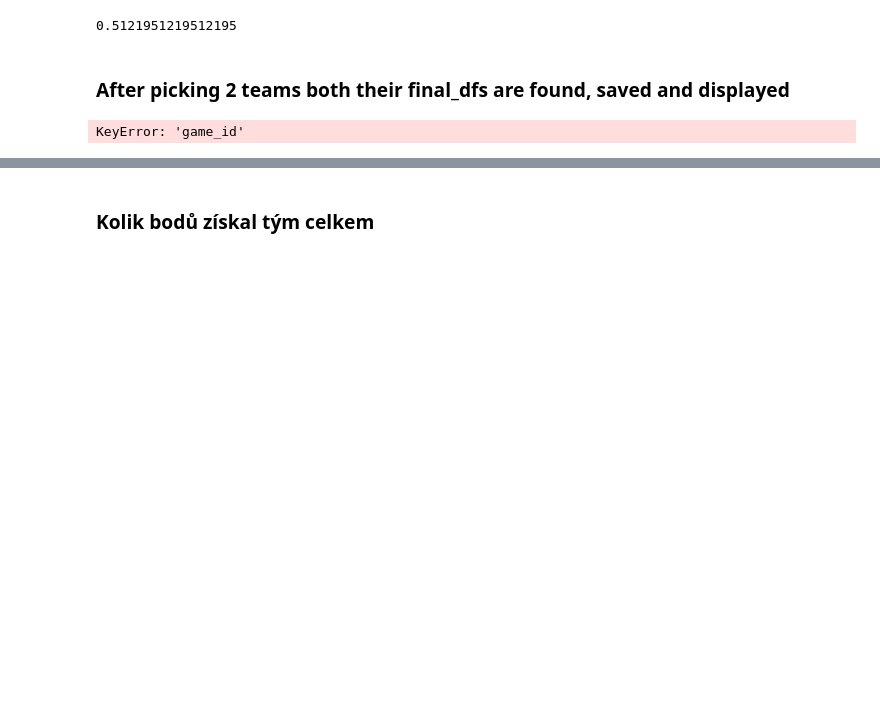
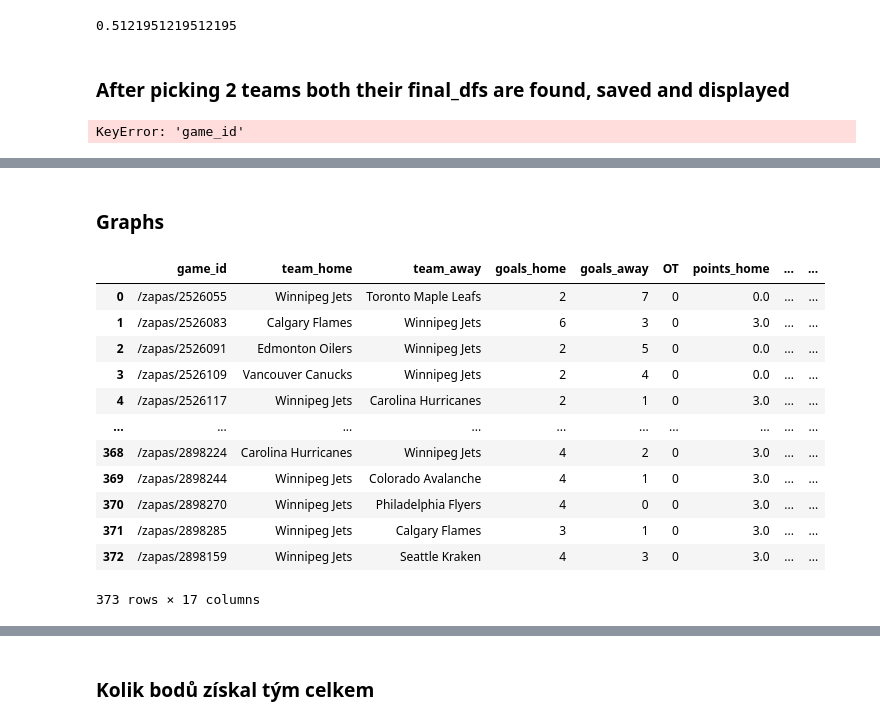
Before and after one commit to pajaKr/nhl_project, a Jupyter notebook: nhl_project.ipynb, the cells around one changed output, grey strips where cells are left out. Drawn from its saved outputs; the diff is of its cells as text; code cells hidden in the pictures; blank space fills up the shorter version.

```diff
--- a/nhl_project.ipynb
+++ b/nhl_project.ipynb
@@ -570,0 +573,25 @@ matches_between_them_ids
+# %% [markdown]
+### Graphs
+# %%
+import matplotlib.pyplot as plt # pak hodit nahoru k ostatním importům
+import seaborn as sns # pak hodit nahoru k ostatním importům
+matches_team_1_graphs = individual_teams[team_1_index]
+matches_team_2_graphs = individual_teams[team_2_index]
+matches_team_1_graphs['match_ordr'] = range(1, len(matches_team_1_graphs) + 1)
+matches_team_2_graphs['match_ordr'] = range(1, len(matches_team_2_graphs) + 1)
+type(matches_team_2_graphs)
+matches_team_2_graphs
+# %% [output]
+|  | game_id | team_home | team_away | goals_home | goals_away | OT | points_home | ... | ... |
+| 0 | /zapas/2526055 | Winnipeg Jets | Toronto Maple Leafs | 2 | 7 | 0 | 0.0 | ... | ... |
+| 1 | /zapas/2526083 | Calgary Flames | Winnipeg Jets | 6 | 3 | 0 | 3.0 | ... | ... |
+| 2 | /zapas/2526091 | Edmonton Oilers | Winnipeg Jets | 2 | 5 | 0 | 0.0 | ... | ... |
+| 3 | /zapas/2526109 | Vancouver Canucks | Winnipeg Jets | 2 | 4 | 0 | 0.0 | ... | ... |
+| 4 | /zapas/2526117 | Winnipeg Jets | Carolina Hurricanes | 2 | 1 | 0 | 3.0 | ... | ... |
+| ... | ... | ... | ... | ... | ... | ... | ... | ... | ... |
+| 368 | /zapas/2898224 | Carolina Hurricanes | Winnipeg Jets | 4 | 2 | 0 | 3.0 | ... | ... |
+| 369 | /zapas/2898244 | Winnipeg Jets | Colorado Avalanche | 4 | 1 | 0 | 3.0 | ... | ... |
+| 370 | /zapas/2898270 | Winnipeg Jets | Philadelphia Flyers | 4 | 0 | 0 | 3.0 | ... | ... |
+| 371 | /zapas/2898285 | Winnipeg Jets | Calgary Flames | 3 | 1 | 0 | 3.0 | ... | ... |
+| 372 | /zapas/2898159 | Winnipeg Jets | Seattle Kraken | 4 | 3 | 0 | 3.0 | ... | ... |
+373 rows × 17 columns
```
Also changed, not shown: parts of 4 cells of this notebook.
